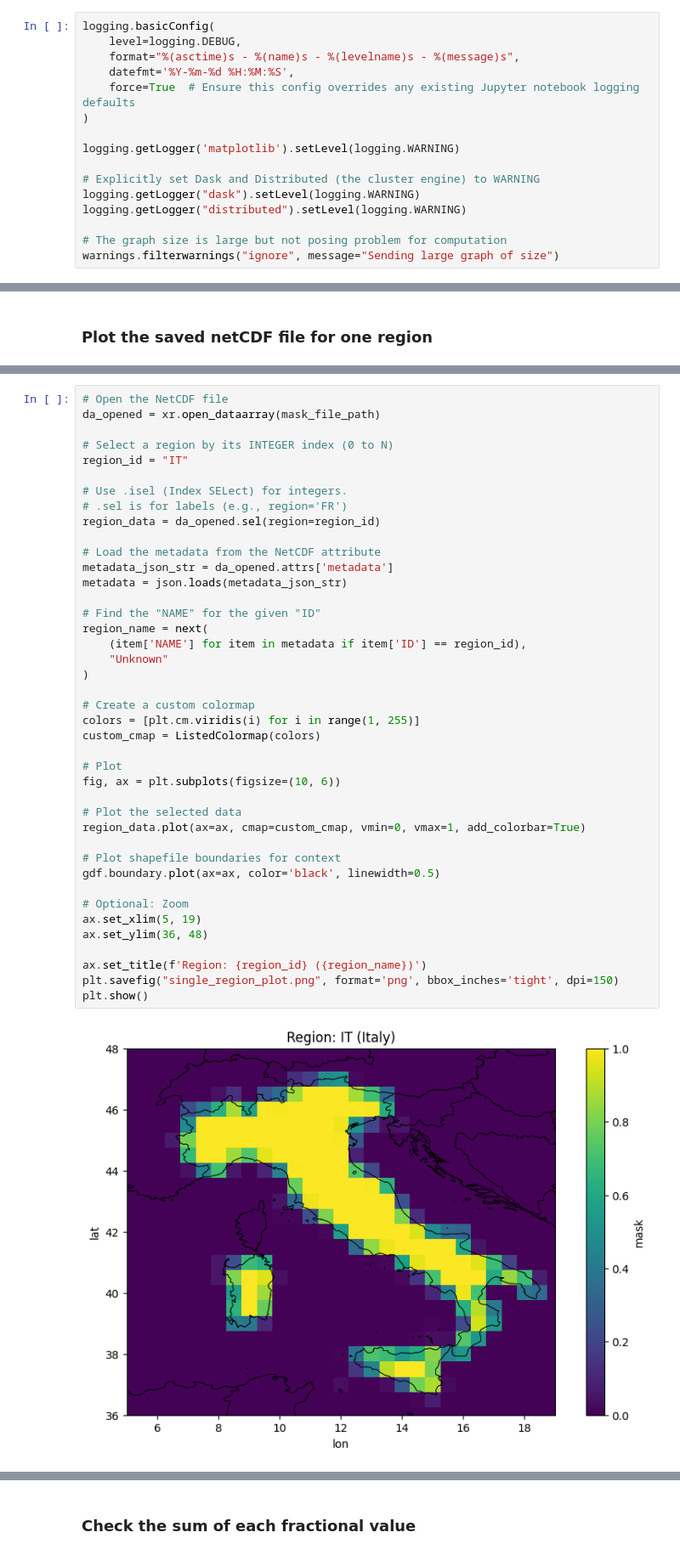
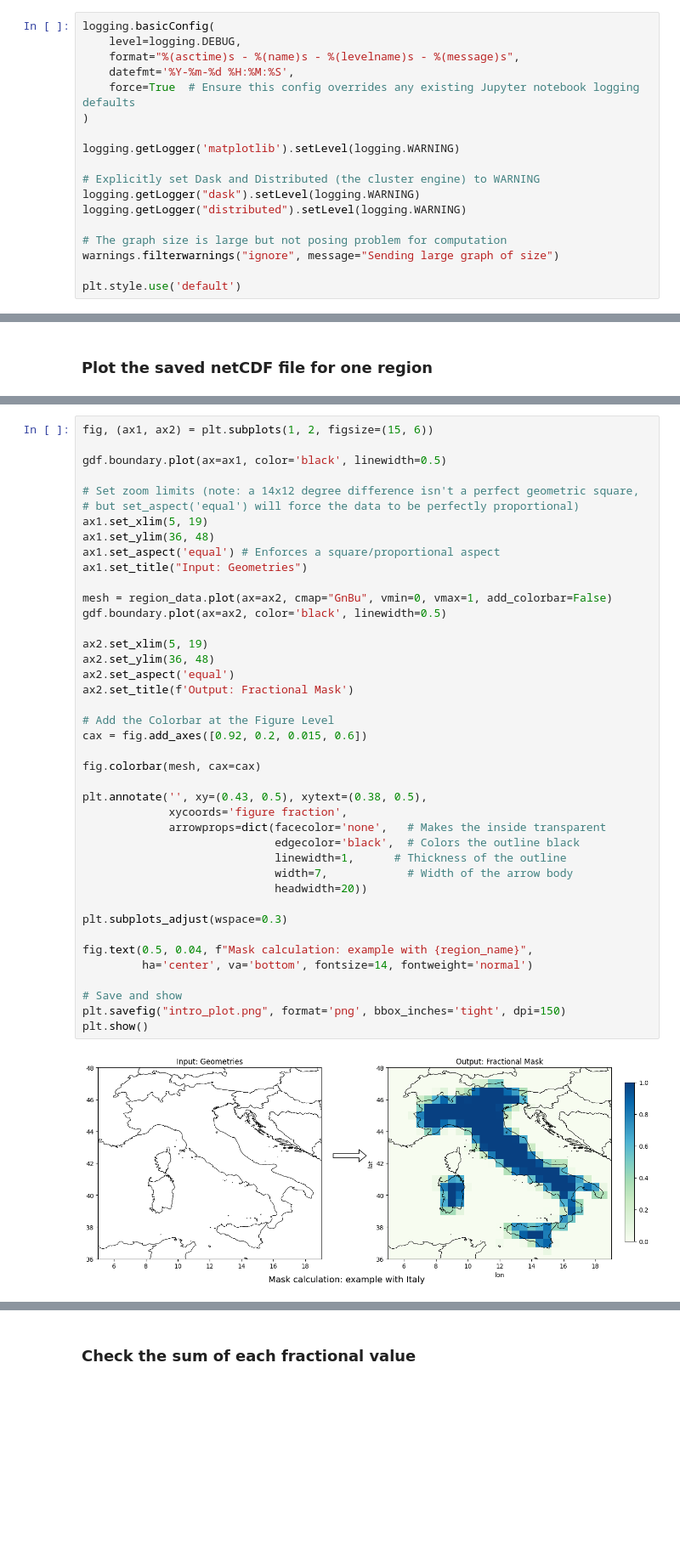
Before and after one commit to romain894/region-mask, a Jupyter notebook: generate_mask.ipynb, the cells around one changed output, grey strips where cells are left out. Shown at 85% size. Drawn from its saved outputs; the diff is of its cells as text; blank space fills up the shorter version.

Commit message:
added plots in generate mask

```diff
--- a/generate_mask.ipynb
+++ b/generate_mask.ipynb
@@ -82,6 +81,8 @@ logging.getLogger("distributed").setLevel(logging.WARNING)
 
 # The graph size is large but not posing problem for computation
 warnings.filterwarnings("ignore", message="Sending large graph of size")
+
+plt.style.use('default')
 # %% [markdown]
 ## Dask cluster
 # %%
@@ -430,43 +453,43 @@ logging.info(f"Raster mask saved successfully to {mask_file_path}")
 # %%
-# Open the NetCDF file
-da_opened = xr.open_dataarray(mask_file_path)
+fig, (ax1, ax2) = plt.subplots(1, 2, figsize=(15, 6))
 
-# Select a region by its INTEGER index (0 to N)
-region_id = "IT"
+gdf.boundary.plot(ax=ax1, color='black', linewidth=0.5)
 
-# Use .isel (Index SELect) for integers.
-# .sel is for labels (e.g., region='FR')
-region_data = da_opened.sel(region=region_id)
+# Set zoom limits (note: a 14x12 degree difference isn't a perfect geometric square,
+# but set_aspect('equal') will force the data to be perfectly proportional)
+ax1.set_xlim(5, 19)
+ax1.set_ylim(36, 48)
+ax1.set_aspect('equal') # Enforces a square/proportional aspect
+ax1.set_title("Input: Geometries")
 
-# Load the metadata from the NetCDF attribute
-metadata_json_str = da_opened.attrs['metadata']
-metadata = json.loads(metadata_json_str)
+mesh = region_data.plot(ax=ax2, cmap="GnBu", vmin=0, vmax=1, add_colorbar=False)
+gdf.boundary.plot(ax=ax2, color='black', linewidth=0.5)
 
-# Find the "NAME" for the given "ID"
-region_name = next(
-    (item['NAME'] for item in metadata if item['ID'] == region_id),
-    "Unknown"
-)
+ax2.set_xlim(5, 19)
+ax2.set_ylim(36, 48)
+ax2.set_aspect('equal')
+ax2.set_title(f'Output: Fractional Mask')
 
-# Create a custom colormap
-colors = [plt.cm.viridis(i) for i in range(1, 255)]
-custom_cmap = ListedColormap(colors)
+# Add the Colorbar at the Figure Level
+cax = fig.add_axes([0.92, 0.2, 0.015, 0.6])
 
-# Plot
-fig, ax = plt.subplots(figsize=(10, 6))
+fig.colorbar(mesh, cax=cax)
 
-# Plot the selected data
-region_data.plot(ax=ax, cmap=custom_cmap, vmin=0, vmax=1, add_colorbar=True)
+plt.annotate('', xy=(0.43, 0.5), xytext=(0.38, 0.5),
+             xycoords='figure fraction',
+             arrowprops=dict(facecolor='none',   # Makes the inside transparent
+                             edgecolor='black',  # Colors the outline black
+                             linewidth=1,      # Thickness of the outline
+                             width=7,            # Width of the arrow body
+                             headwidth=20))
 
-# Plot shapefile boundaries for context
-gdf.boundary.plot(ax=ax, color='black', linewidth=0.5)
+plt.subplots_adjust(wspace=0.3)
 
-# Optional: Zoom
-ax.set_xlim(5, 19)
-ax.set_ylim(36, 48)
+fig.text(0.5, 0.04, f"Mask calculation: example with {region_name}",
+         ha='center', va='bottom', fontsize=14, fontweight='normal')
 
-ax.set_title(f'Region: {region_id} ({region_name})')
-plt.savefig("single_region_plot.png", format='png', bbox_inches='tight', dpi=150)
+# Save and show
+plt.savefig("intro_plot.png", format='png', bbox_inches='tight', dpi=150)
 plt.show()
 # %% [output]
-[figure, old version]
+[figure, new version]
```
Also changed, not shown: parts of 14 cells of this notebook.
